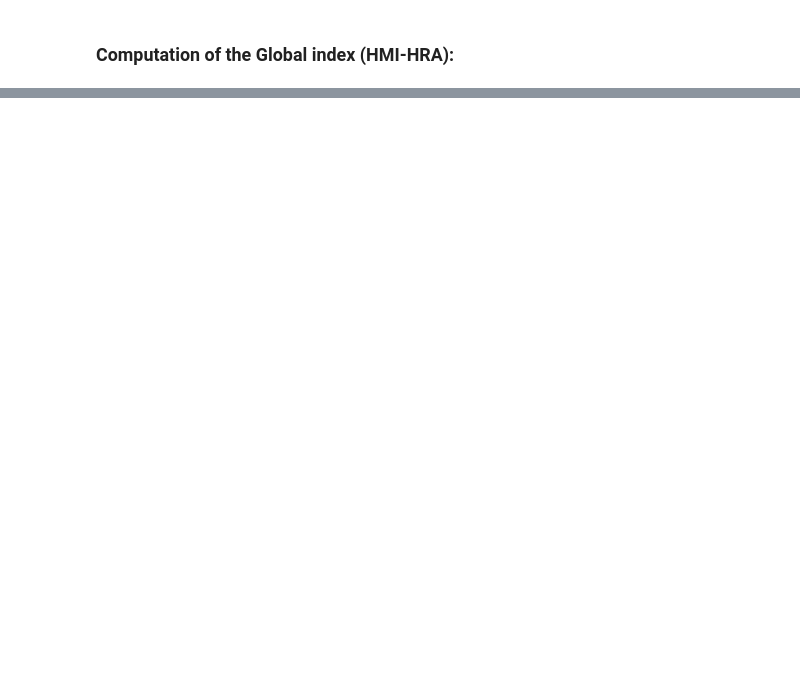
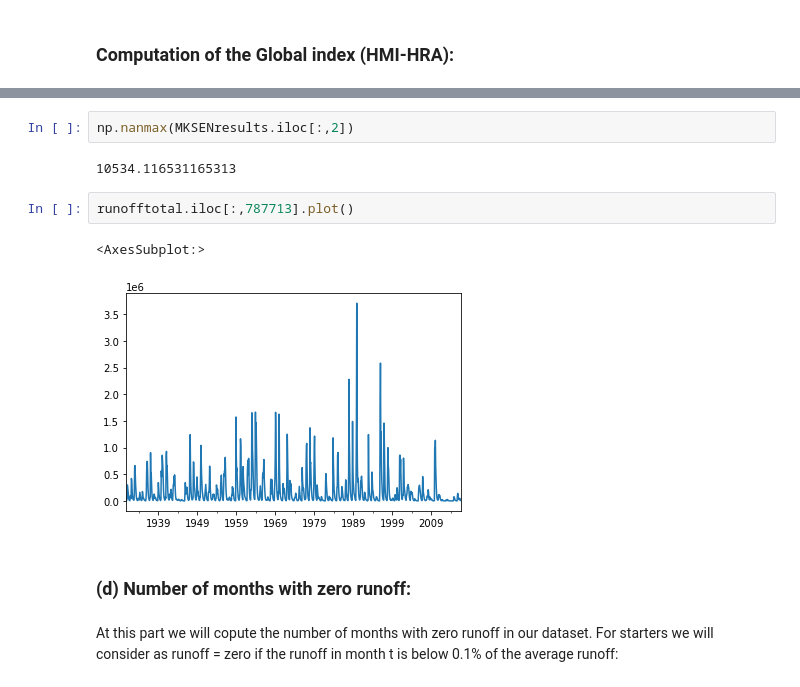
Before and after one commit to thiagovmdon/monhtlyflow-indicators, a Jupyter notebook: 2_ReadAndConvertFromPCRasterToArrayAndComputeMetrics.ipynb, the cells around one changed output, grey strips where cells are left out. Cells and saved outputs as stored; diff of their text form; blank space fills up the shorter version.

```diff
--- a/2_ReadAndConvertFromPCRasterToArrayAndComputeMetrics.ipynb
+++ b/2_ReadAndConvertFromPCRasterToArrayAndComputeMetrics.ipynb
@@ -724,0 +898,13 @@ np.nanmax(GMIs)
+# %%
+np.nanmax(MKSENresults.iloc[:,2])
+# %% [output]
+10534.116531165313
+# %%
+runofftotal.iloc[:,787713].plot()
+# %% [output]
+<AxesSubplot:>
+[figure, added]
+# %% [markdown]
+### (d) Number of months with zero runoff:
+# %% [markdown]
+At this part we will copute the number of months with zero runoff in our dataset. For starters we will consider as runoff = zero if the runoff in month t is below 0.1% of the average runoff:
```
Also changed, not shown: parts of 86 cells of this notebook, 6 other files.
